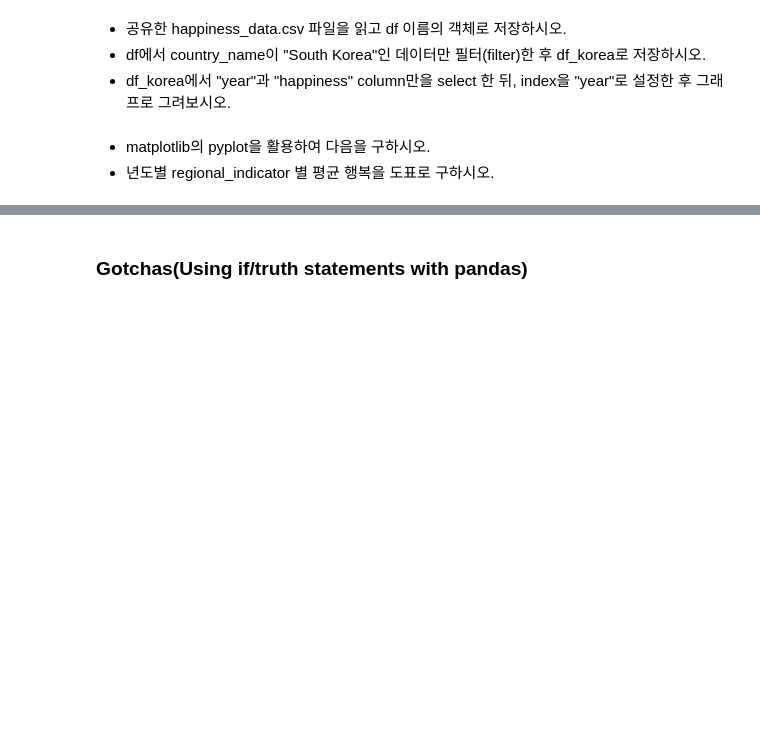
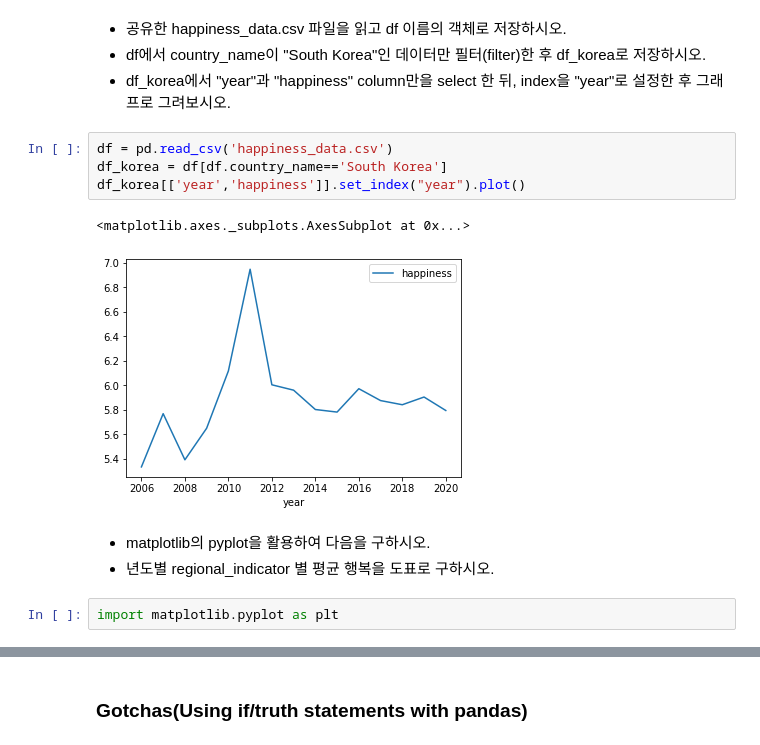
Before and after one commit to euneun316/Python-for-Pandas, a Jupyter notebook: quiz/2022-01-09-10_minutes_pandas-question.ipynb, the cells around one changed output, grey strips where cells are left out. Cells and saved outputs as stored; diff of their text form; blank space fills up the shorter version.

```diff
--- a/quiz/2022-01-09-10_minutes_pandas-question.ipynb
+++ b/quiz/2022-01-09-10_minutes_pandas-question.ipynb
@@ -154,6 +154,15 @@ df4
 * 공유한 happiness_data.csv 파일을 읽고 df 이름의 객체로 저장하시오.
 * df에서 country_name이 "South Korea"인 데이터만 필터(filter)한 후 df_korea로 저장하시오.
 * df_korea에서 "year"과 "happiness" column만을 select 한 뒤, index을 "year"로 설정한 후 그래프로 그려보시오.
+# %%
+df = pd.read_csv('happiness_data.csv')
+df_korea = df[df.country_name=='South Korea']
+df_korea[['year','happiness']].set_index("year").plot()
+# %% [output]
+<matplotlib.axes._subplots.AxesSubplot at 0x...>
+[figure, added]
 # %% [markdown]
 * matplotlib의 pyplot을 활용하여 다음을 구하시오.
 * 년도별 regional_indicator 별 평균 행복을 도표로 구하시오.
+# %%
+import matplotlib.pyplot as plt
```
Also changed, not shown: parts of 2 cells of this notebook.
